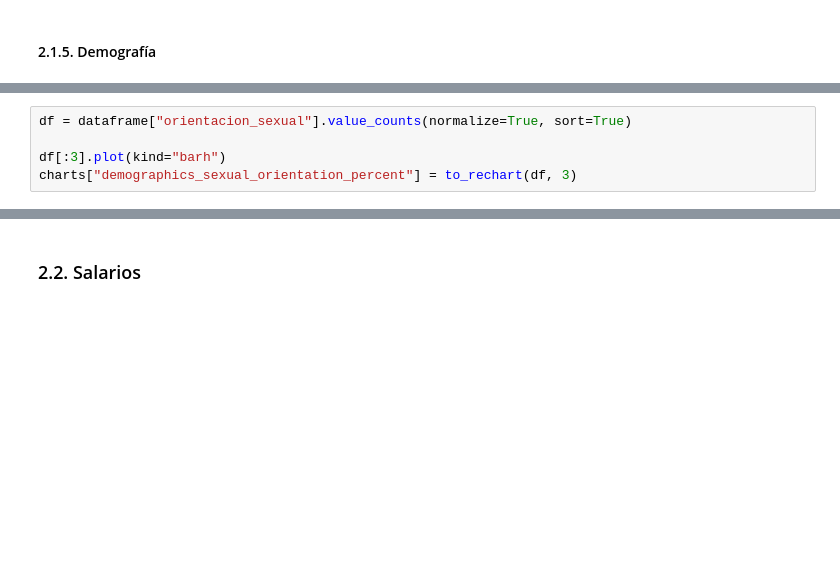
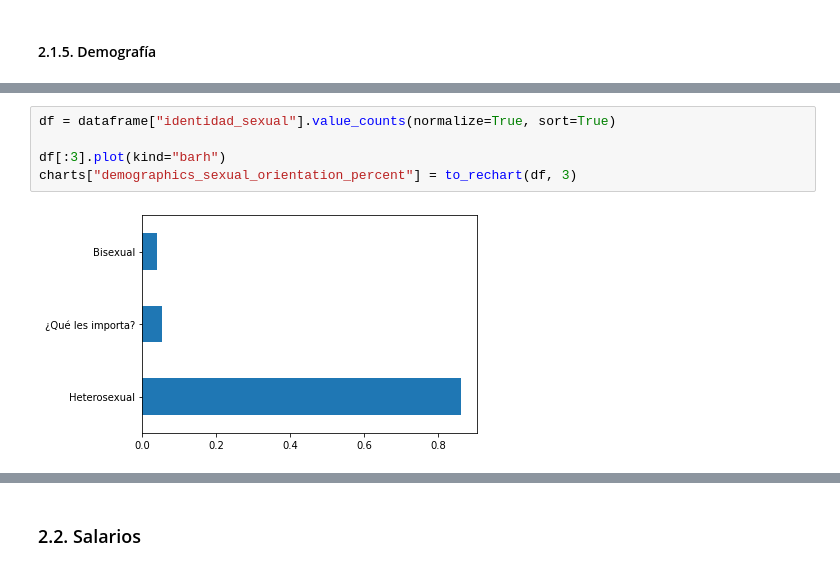
Before and after one commit to SebastianESaavedra/openqube-sueldos, a Jupyter notebook: pipeline/data-analysis.ipynb, the cells around one changed output, grey strips where cells are left out. Drawn from its saved outputs; the diff is of its cells as text; blank space fills up the shorter version.

```diff
--- a/pipeline/data-analysis.ipynb
+++ b/pipeline/data-analysis.ipynb
@@ -732,5 +838,7 @@ charts["demographics_gender_percent"] = to_rechart(df)
 # %%
-df = dataframe["orientacion_sexual"].value_counts(normalize=True, sort=True)
+df = dataframe["identidad_sexual"].value_counts(normalize=True, sort=True)
 
 df[:3].plot(kind="barh")
 charts["demographics_sexual_orientation_percent"] = to_rechart(df, 3)
+# %% [output]
+[figure, added]
```
Also changed, not shown: parts of 19 cells of this notebook.
